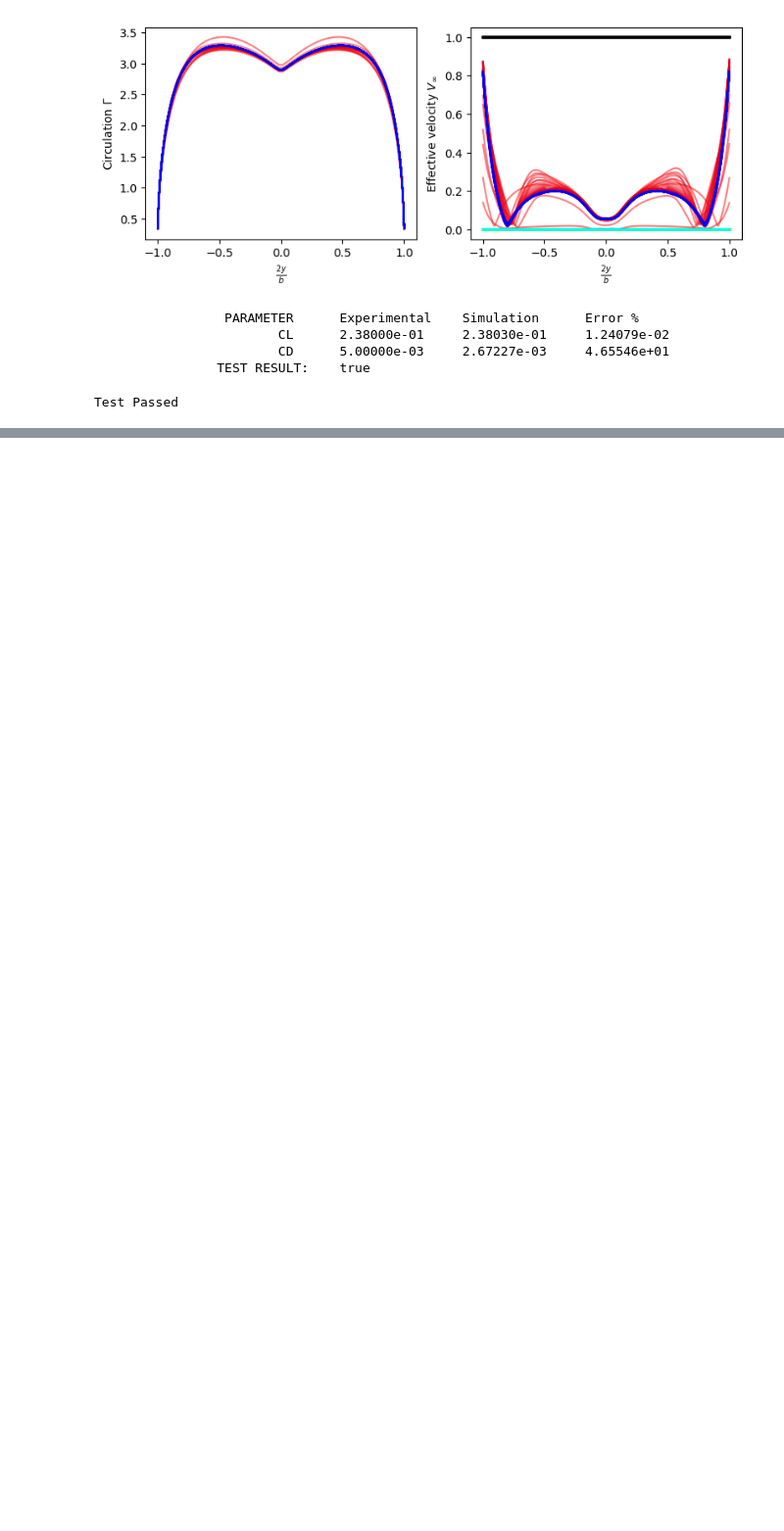
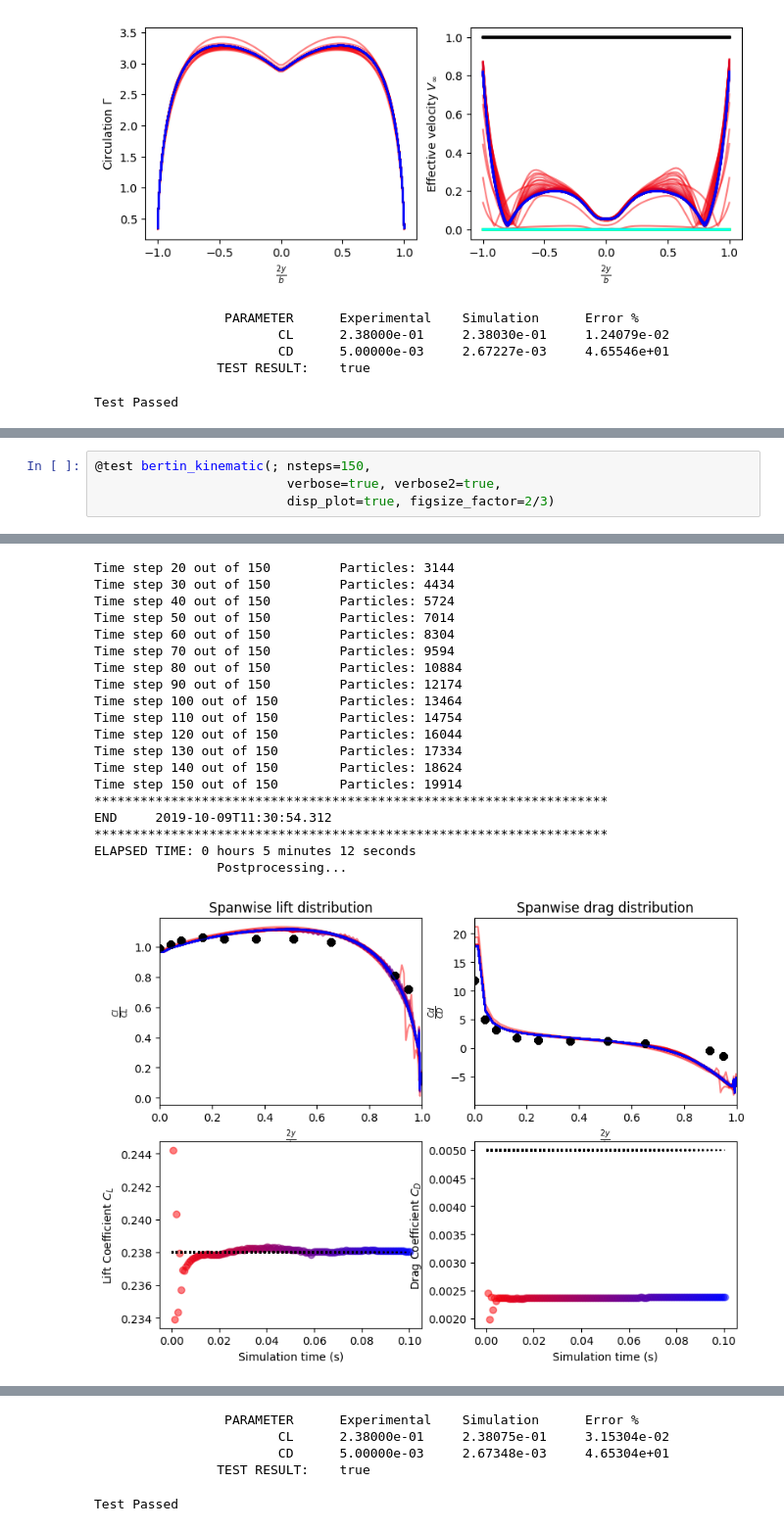
Before and after one commit to byuflowlab/FLOWUnsteady, a Jupyter notebook: docs/validation.ipynb, the cells around one changed output, grey strips where cells are left out. Shown: that part at 98% size. Drawn from its saved outputs; the diff is of its cells as text; blank space fills up the shorter version.

```diff
--- a/docs/validation.ipynb
+++ b/docs/validation.ipynb
@@ -140,0 +158,5 @@ Test Passed
+# %%
+@test bertin_kinematic(; nsteps=150,
+                         verbose=true, verbose2=true,
+                         disp_plot=true, figsize_factor=2/3)
+# %% [output]
@@ -140,0 +180,20 @@ Test Passed
+Time step 20 out of 150         Particles: 3144
+Time step 30 out of 150         Particles: 4434
+Time step 40 out of 150         Particles: 5724
+Time step 50 out of 150         Particles: 7014
+Time step 60 out of 150         Particles: 8304
+Time step 70 out of 150         Particles: 9594
+Time step 80 out of 150         Particles: 10884
+Time step 90 out of 150         Particles: 12174
+Time step 100 out of 150        Particles: 13464
+Time step 110 out of 150        Particles: 14754
+Time step 120 out of 150        Particles: 16044
+Time step 130 out of 150        Particles: 17334
+Time step 140 out of 150        Particles: 18624
+Time step 150 out of 150        Particles: 19914
+*******************************************************************
+END     2019-10-09T11:30:54.312
+*******************************************************************
+ELAPSED TIME: 0 hours 5 minutes 12 seconds
+                Postprocessing...
+[figure, added]
@@ -140,0 +201,5 @@ Test Passed
+                 PARAMETER      Experimental    Simulation      Error %
+                        CL      2.38000e-01     2.38075e-01     3.15304e-02
+                        CD      5.00000e-03     2.67348e-03     4.65304e+01
+                TEST RESULT:    true
+Test Passed
```
Also changed, not shown: parts of 9 cells of this notebook, 6 other files.
